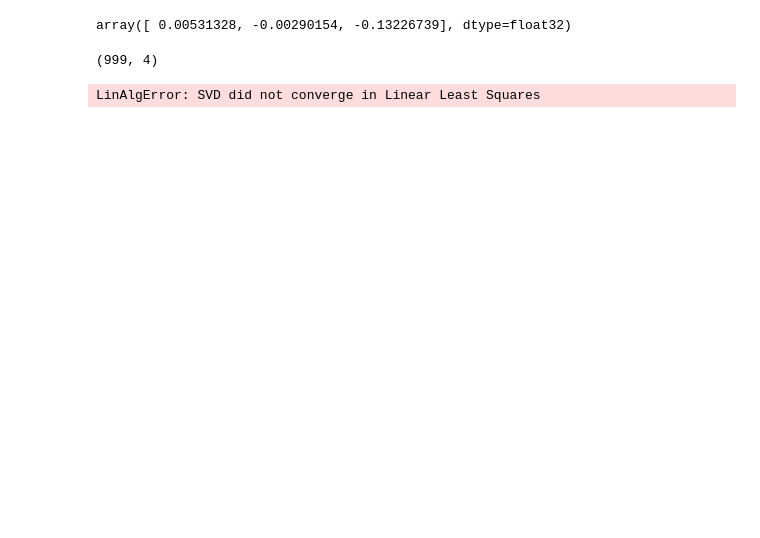
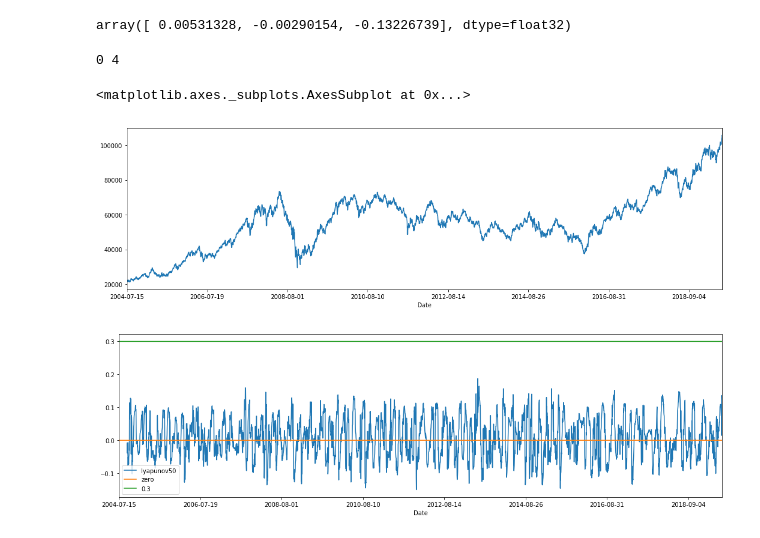
Before and after one commit to aronifanger/nltsa_app, a Jupyter notebook: Atratores/Relatório da análise de séries temporais não lineares.ipynb, the cells around one changed output. Drawn from its saved outputs; the diff is of its cells as text; code cells hidden in the pictures; blank space fills up the shorter version.

```diff
--- a/Atratores/Relatório da análise de séries temporais não lineares.ipynb
+++ b/Atratores/Relatório da análise de séries temporais não lineares.ipynb
@@ -328,15 +319,23 @@ nolds.lyap_e(lorenz_generate(1000)[2], emb_dim=3, matrix_dim=3, tau=3)
 # %% [output]
 array([ 0.00531328, -0.00290154, -0.13226739], dtype=float32)
 # %%
-bovespa = pd.read_csv("bvsp.csv").set_index("Date")["Open"]
+bovespa = pd.read_csv("bvsp.csv").set_index("Date")
+bovespa = bovespa[bovespa.Open.notnull()]
 # %%
-tau = find_lag(bovespa.values)
-m = calc_attractor_dimension(bovespa.values)
+tau = find_lag(bovespa.Open.values)
+m = calc_attractor_dimension(bovespa.Open.values)
 
-tau, m
+print(tau, m)
 # %% [output]
-(999, 4)
+0 4
-# %%
-nolds.lyap_e(bovespa.values, emb_dim=4, matrix_dim=4, tau=999)
-# %% [output]
-LinAlgError: SVD did not converge in Linear Least Squares
+# %%
+bovespa["lyapunov50"] = bovespa.Open.rolling(50).agg(lambda x: nolds.lyap_r(x, emb_dim=1, tau=1))
+# %%
+bovespa.Open.plot(figsize=(18,5))
+bovespa['zero'] = 0
+bovespa['0.3'] = 0.3
+bovespa[['lyapunov50', 'zero', '0.3']].plot(figsize=(18,5))
+# %% [output]
+<matplotlib.axes._subplots.AxesSubplot at 0x...>
+[figure, added]
+[figure, added]
```
Also changed, not shown: parts of 6 cells of this notebook, 1 other file.
